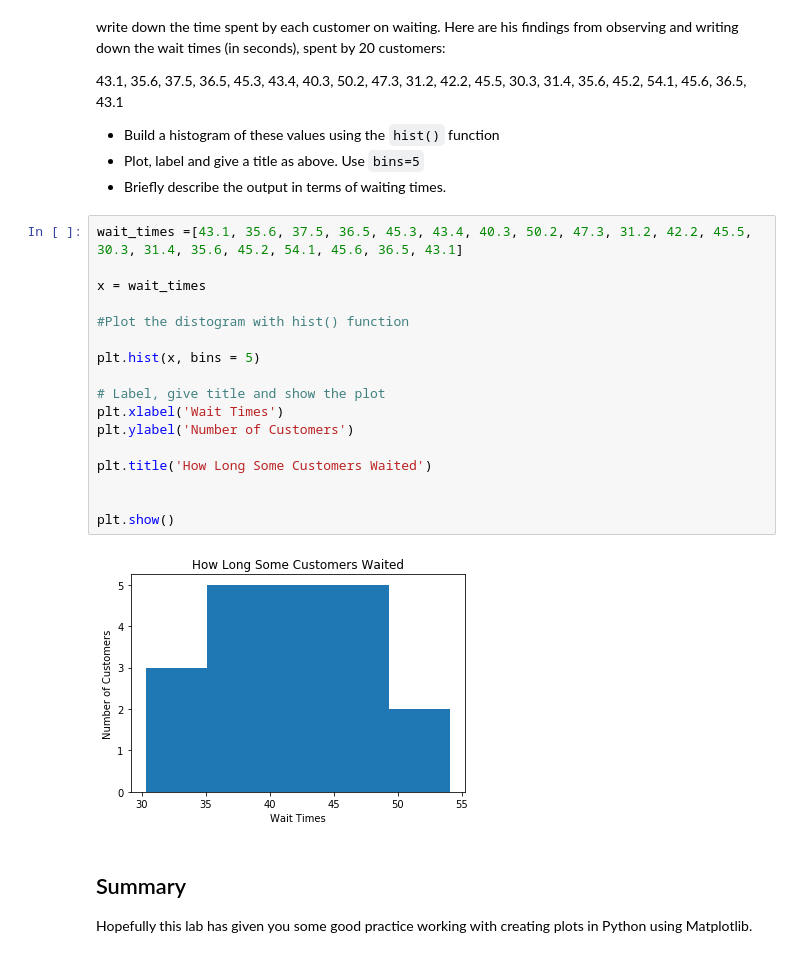
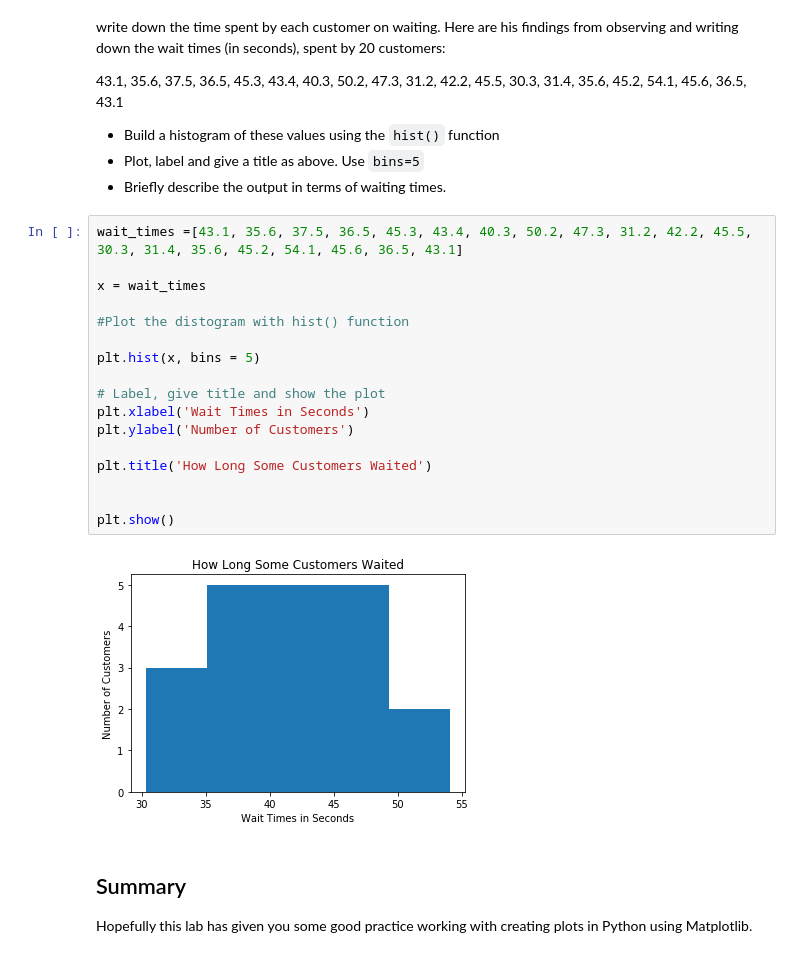
Before and after one commit to back2bklyn/dsc-data-viz-lab-nyc-ds-career-042219, a Jupyter notebook: index.ipynb, the cells around one changed output. Saved outputs shown, nothing was run; the diff lists cells and outputs as text.

```diff
--- a/index.ipynb
+++ b/index.ipynb
@@ -114,22 +114,22 @@ Joe is the branch manager at a bank. Recently, Joe been receiving customer feedb
 # %%
 wait_times =[43.1, 35.6, 37.5, 36.5, 45.3, 43.4, 40.3, 50.2, 47.3, 31.2, 42.2, 45.5, 30.3, 31.4, 35.6, 45.2, 54.1, 45.6, 36.5, 43.1]
 
 x = wait_times
 
 #Plot the distogram with hist() function
 
 plt.hist(x, bins = 5)
 
 # Label, give title and show the plot
-plt.xlabel('Wait Times')
+plt.xlabel('Wait Times in Seconds')
 plt.ylabel('Number of Customers')
 
 plt.title('How Long Some Customers Waited')
 
 
 plt.show()
 # %% [output]
-[figure, old version]
+[figure, new version]
 # %% [markdown]
 ## Summary
 
```
